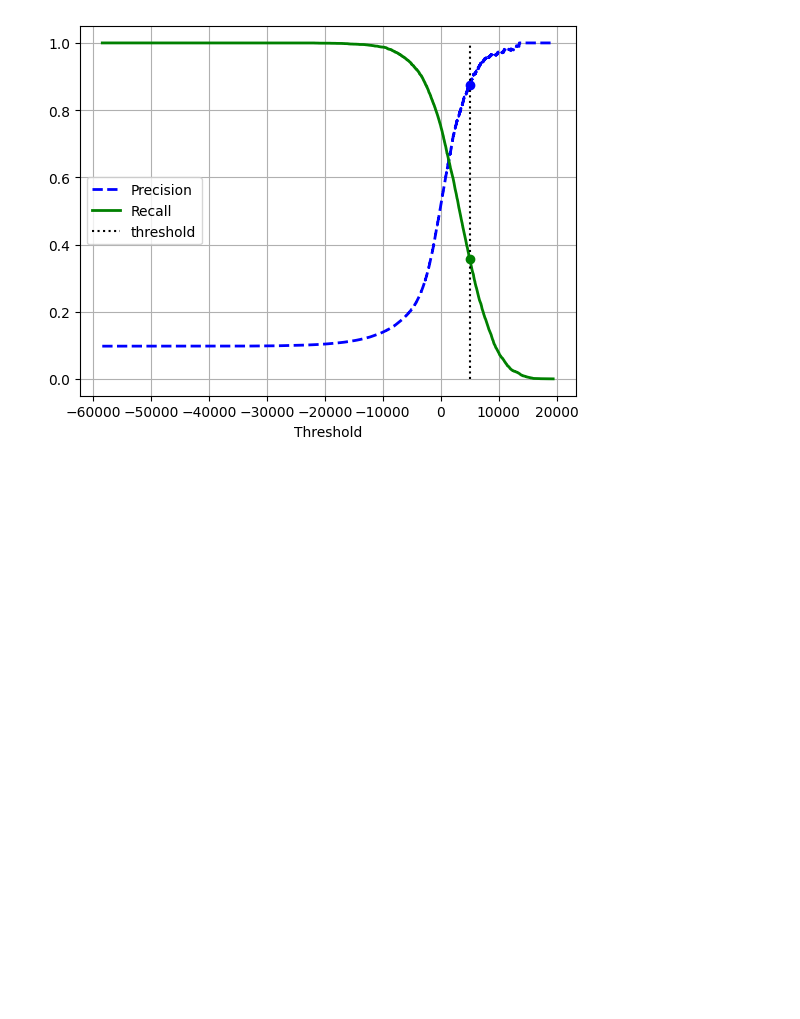
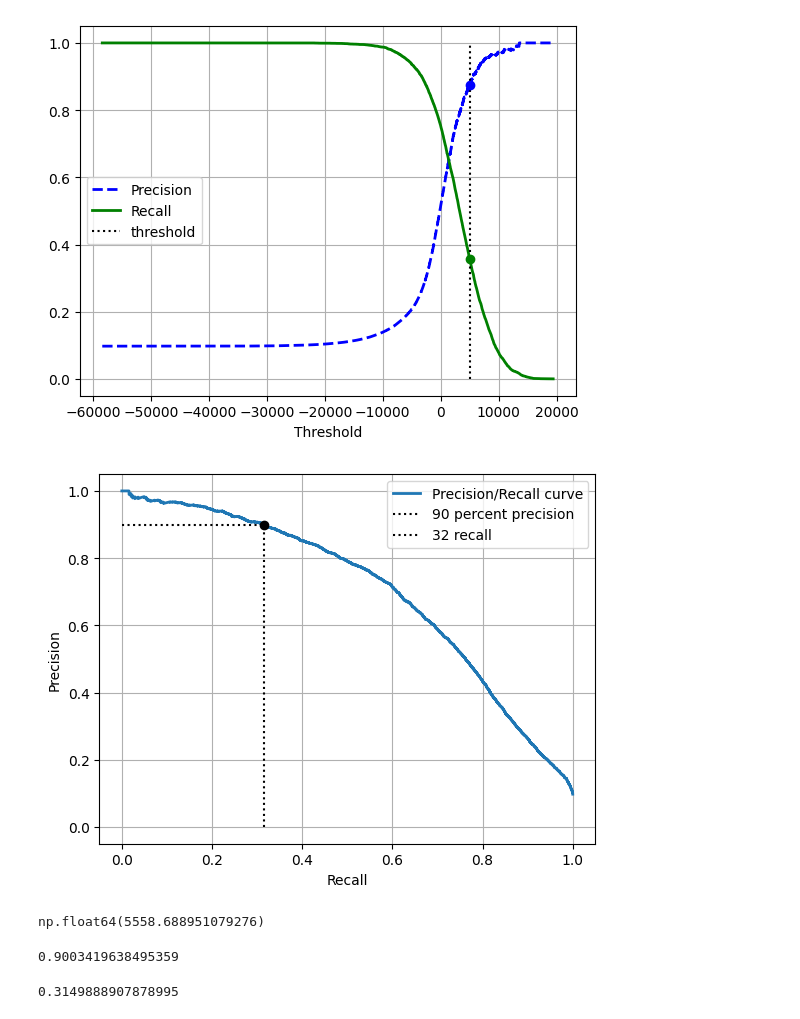
Before and after one commit to amrendra7777/MNIST, a Jupyter notebook: mnist.ipynb, the cells around one changed output. Drawn from its saved outputs; the diff is of its cells as text; code cells hidden in the pictures; blank space fills up the shorter version.

Commit message:
calculated the pr and roc curve

```diff
--- a/mnist.ipynb
+++ b/mnist.ipynb
@@ -161,3 +161,21 @@ plt.legend()
 plt.show()
 # %% [output]
 [figure]
+# %%
+plt.plot(recalls, precisions, linewidth=2, label="Precision/Recall curve")
+plt.grid(True)
+plt.xlabel("Recall")
+plt.ylabel("Precision")
+plt.hlines(y=0.9, xmin=0, xmax=0.315, color="k", linestyles="dotted", label="90 percent precision")
+plt.vlines(x=0.315, ymin=0, ymax=0.9, color="k", linestyles="dotted", label="32 recall")
+plt.plot(0.315, 0.9, "ko")
+plt.legend()
+plt.show()
+# %% [output]
+[figure, added]
+# %%
+idx_for_90_precision = (precisions>=0.90).argmax()
+threshold_for_90_precision = thresholds[idx_for_90_precision]
+threshold_for_90_precision
+# %% [output]
+np.float64(5558.688951079276)
@@ -163,0 +184,9 @@ plt.show()
+# %%
+precision_score(y_train_8, y_train_pred_90)
+# %% [output]
+0.9003419638495359
+# %%
+recall_at_90_precision = recall_score(y_train_8, y_train_pred_90)
+recall_at_90_precision
+# %% [output]
+0.3149888907878995
```
Also changed, not shown: parts of 10 cells of this notebook.
